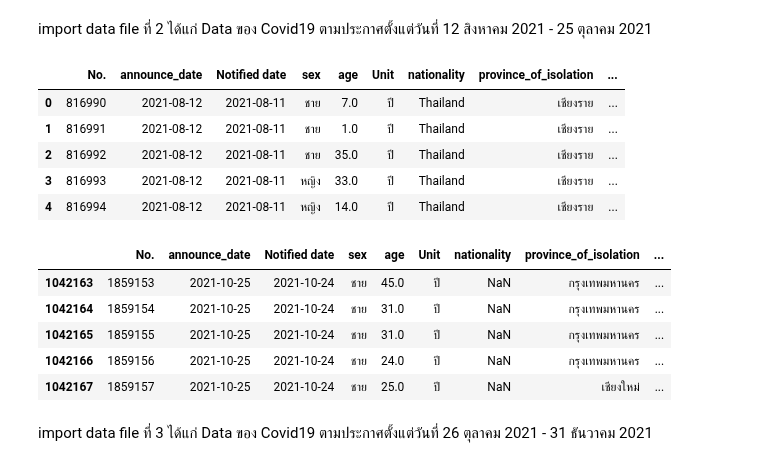
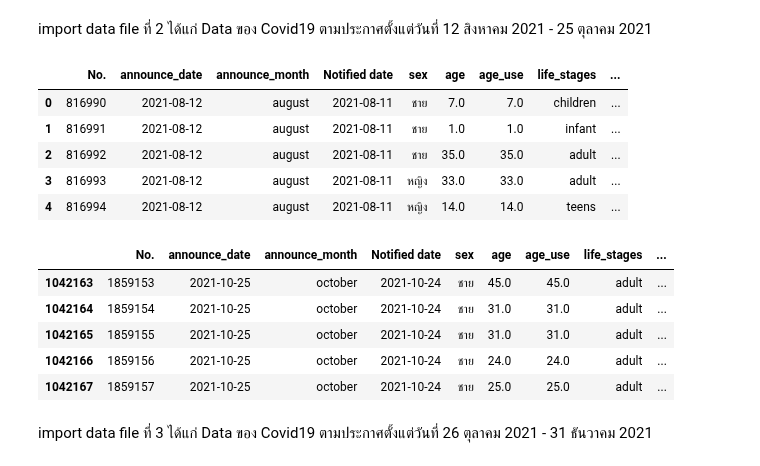
Before and after one commit to Toeysamm/2-64-NIDA-DADS5001, a Jupyter notebook: Covid19_midterm.ipynb, the cells around one changed output. Saved outputs shown, nothing was run; the diff lists cells and outputs as text; code cells hidden in the pictures.

```diff
--- a/Covid19_midterm.ipynb
+++ b/Covid19_midterm.ipynb
@@ -34,26 +34,26 @@ df1.tail()
 # %% [markdown]
 import data file ที่ 2 ได้แก่ Data ของ Covid19 ตามประกาศตั้งแต่วันที่ 12 สิงหาคม 2021 - 25 ตุลาคม 2021
 # %%
-url2 = 'https://docs.google.com/spreadsheets/d/1-9Xy8HLboyxDBEnNMcSFXezI_4iH95V5/edit?usp=sharing&ouid=109060731963179648304&rtpof=true&sd=true'
+url2 = 'https://docs.google.com/spreadsheets/d/1IGLTKC_t_h0xZemopKgrqosNiWKAvPc3/edit?usp=sharing&ouid=109060731963179648304&rtpof=true&sd=true'
 path2 = 'https://drive.google.com/uc?export=download&id='+url2.split('/')[-2]
 df2 = pd.read_excel(path2)
 df2.head()
 # %% [output]
-|  | No. | announce_date | Notified date | sex | age | Unit | nationality | province_of_isolation | ... |
-| 0 | 816990 | 2021-08-12 | 2021-08-11 | ชาย | 7.0 | ปี | Thailand | เชียงราย | ... |
-| 1 | 816991 | 2021-08-12 | 2021-08-11 | ชาย | 1.0 | ปี | Thailand | เชียงราย | ... |
-| 2 | 816992 | 2021-08-12 | 2021-08-11 | ชาย | 35.0 | ปี | Thailand | เชียงราย | ... |
-| 3 | 816993 | 2021-08-12 | 2021-08-11 | หญิง | 33.0 | ปี | Thailand | เชียงราย | ... |
-| 4 | 816994 | 2021-08-12 | 2021-08-11 | หญิง | 14.0 | ปี | Thailand | เชียงราย | ... |
+|  | No. | announce_date | announce_month | Notified date | sex | age | age_use | life_stages | ... |
+| 0 | 816990 | 2021-08-12 | august | 2021-08-11 | ชาย | 7.0 | 7.0 | children | ... |
+| 1 | 816991 | 2021-08-12 | august | 2021-08-11 | ชาย | 1.0 | 1.0 | infant | ... |
+| 2 | 816992 | 2021-08-12 | august | 2021-08-11 | ชาย | 35.0 | 35.0 | adult | ... |
+| 3 | 816993 | 2021-08-12 | august | 2021-08-11 | หญิง | 33.0 | 33.0 | adult | ... |
+| 4 | 816994 | 2021-08-12 | august | 2021-08-11 | หญิง | 14.0 | 14.0 | teens | ... |
 # %%
 df2.tail()
 # %% [output]
-|  | No. | announce_date | Notified date | sex | age | Unit | nationality | province_of_isolation | ... |
-| 1042163 | 1859153 | 2021-10-25 | 2021-10-24 | ชาย | 45.0 | ปี | NaN | กรุงเทพมหานคร | ... |
-| 1042164 | 1859154 | 2021-10-25 | 2021-10-24 | ชาย | 31.0 | ปี | NaN | กรุงเทพมหานคร | ... |
-| 1042165 | 1859155 | 2021-10-25 | 2021-10-24 | ชาย | 31.0 | ปี | NaN | กรุงเทพมหานคร | ... |
-| 1042166 | 1859156 | 2021-10-25 | 2021-10-24 | ชาย | 24.0 | ปี | NaN | กรุงเทพมหานคร | ... |
-| 1042167 | 1859157 | 2021-10-25 | 2021-10-24 | ชาย | 25.0 | ปี | NaN | เชียงใหม่ | ... |
+|  | No. | announce_date | announce_month | Notified date | sex | age | age_use | life_stages | ... |
+| 1042163 | 1859153 | 2021-10-25 | october | 2021-10-24 | ชาย | 45.0 | 45.0 | adult | ... |
+| 1042164 | 1859154 | 2021-10-25 | october | 2021-10-24 | ชาย | 31.0 | 31.0 | adult | ... |
+| 1042165 | 1859155 | 2021-10-25 | october | 2021-10-24 | ชาย | 31.0 | 31.0 | adult | ... |
+| 1042166 | 1859156 | 2021-10-25 | october | 2021-10-24 | ชาย | 24.0 | 24.0 | adult | ... |
+| 1042167 | 1859157 | 2021-10-25 | october | 2021-10-24 | ชาย | 25.0 | 25.0 | adult | ... |
 # %% [markdown]
 import data file ที่ 3 ได้แก่ Data ของ Covid19 ตามประกาศตั้งแต่วันที่ 26 ตุลาคม 2021 - 31 ธันวาคม 2021
 # %%
```
